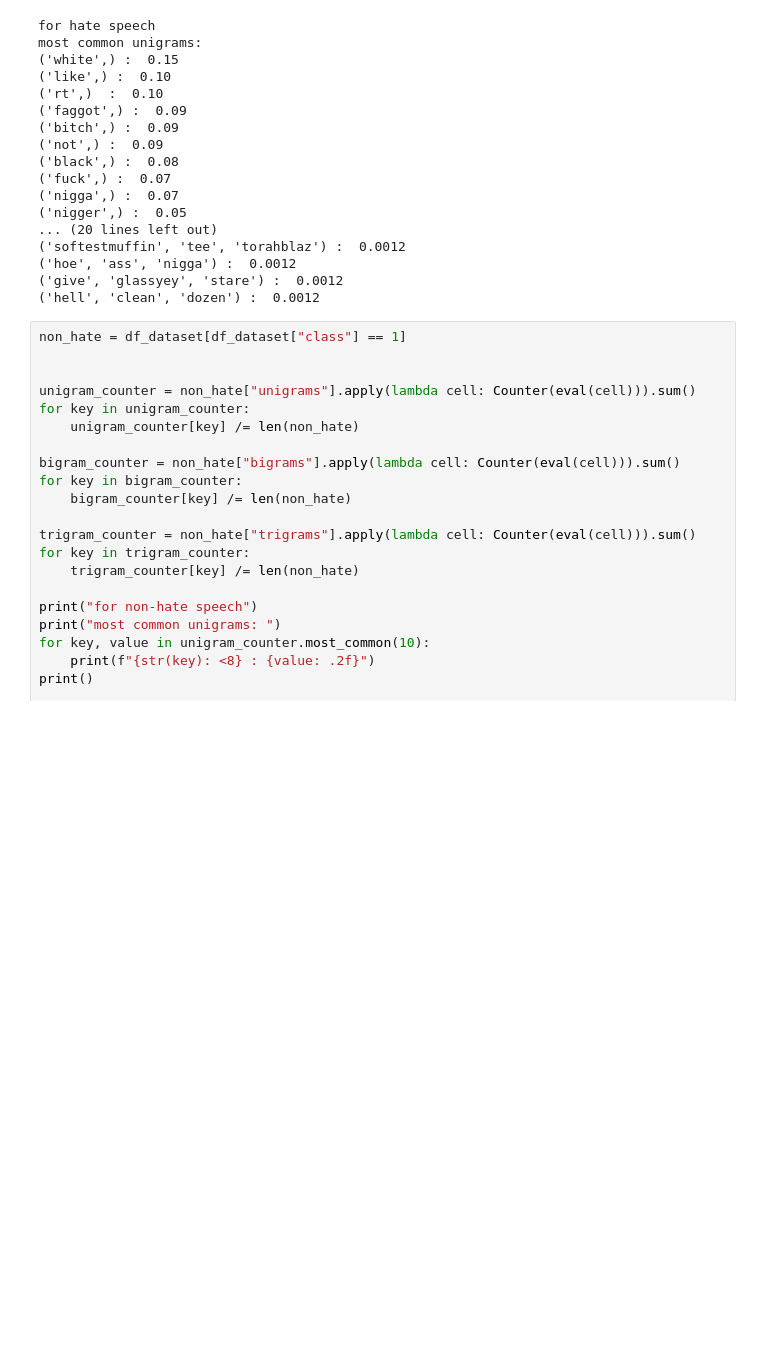
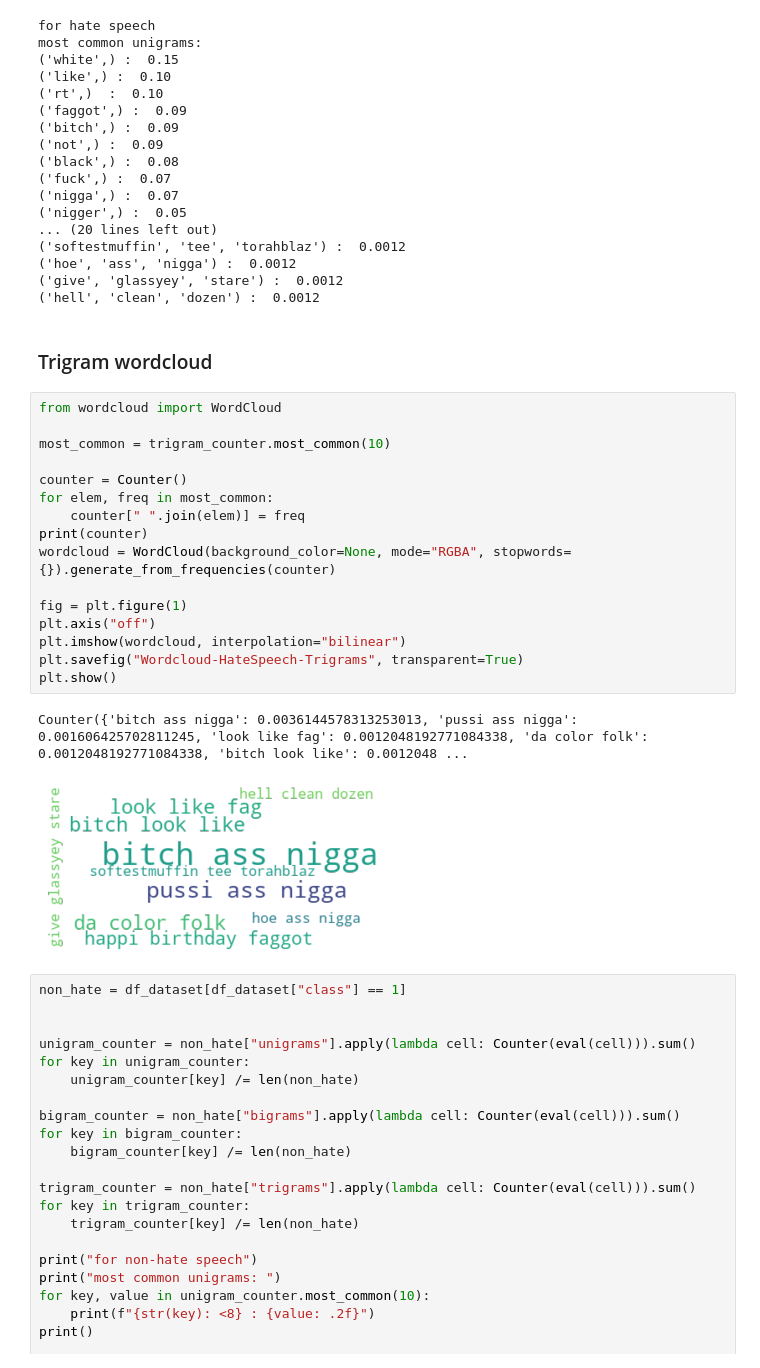
Before and after one commit to fidsusj/HateSpeechDetection, a Jupyter notebook: src/analysis/feature_analysis/Feature_Analysis.ipynb, the cells around one changed output. Saved outputs shown, nothing was run; the diff lists cells and outputs as text; blank space fills up the shorter version.

```diff
--- a/src/analysis/feature_analysis/Feature_Analysis.ipynb
+++ b/src/analysis/feature_analysis/Feature_Analysis.ipynb
@@ -213,6 +213,27 @@ most common unigrams:
 ('hoe', 'ass', 'nigga') :  0.0012
 ('give', 'glassyey', 'stare') :  0.0012
 ('hell', 'clean', 'dozen') :  0.0012
+# %% [markdown]
+### Trigram wordcloud
+# %%
+from wordcloud import WordCloud
+
+most_common = trigram_counter.most_common(10)
+
+counter = Counter()
+for elem, freq in most_common:
+    counter[" ".join(elem)] = freq
+print(counter)
+wordcloud = WordCloud(background_color=None, mode="RGBA", stopwords={}).generate_from_frequencies(counter)
+
+fig = plt.figure(1)
+plt.axis("off")
+plt.imshow(wordcloud, interpolation="bilinear")
+plt.savefig("Wordcloud-HateSpeech-Trigrams", transparent=True)
+plt.show()
+# %% [output]
+Counter({'bitch ass nigga': 0.0036144578313253013, 'pussi ass nigga': 0.001606425702811245, 'look like fag': 0.0012048192771084338, 'da color folk': 0.0012048192771084338, 'bitch look like': 0.0012048 ...
+[figure, added]
 # %%
 non_hate = df_dataset[df_dataset["class"] == 1]
 
```
Also changed, not shown: 2 other files.
